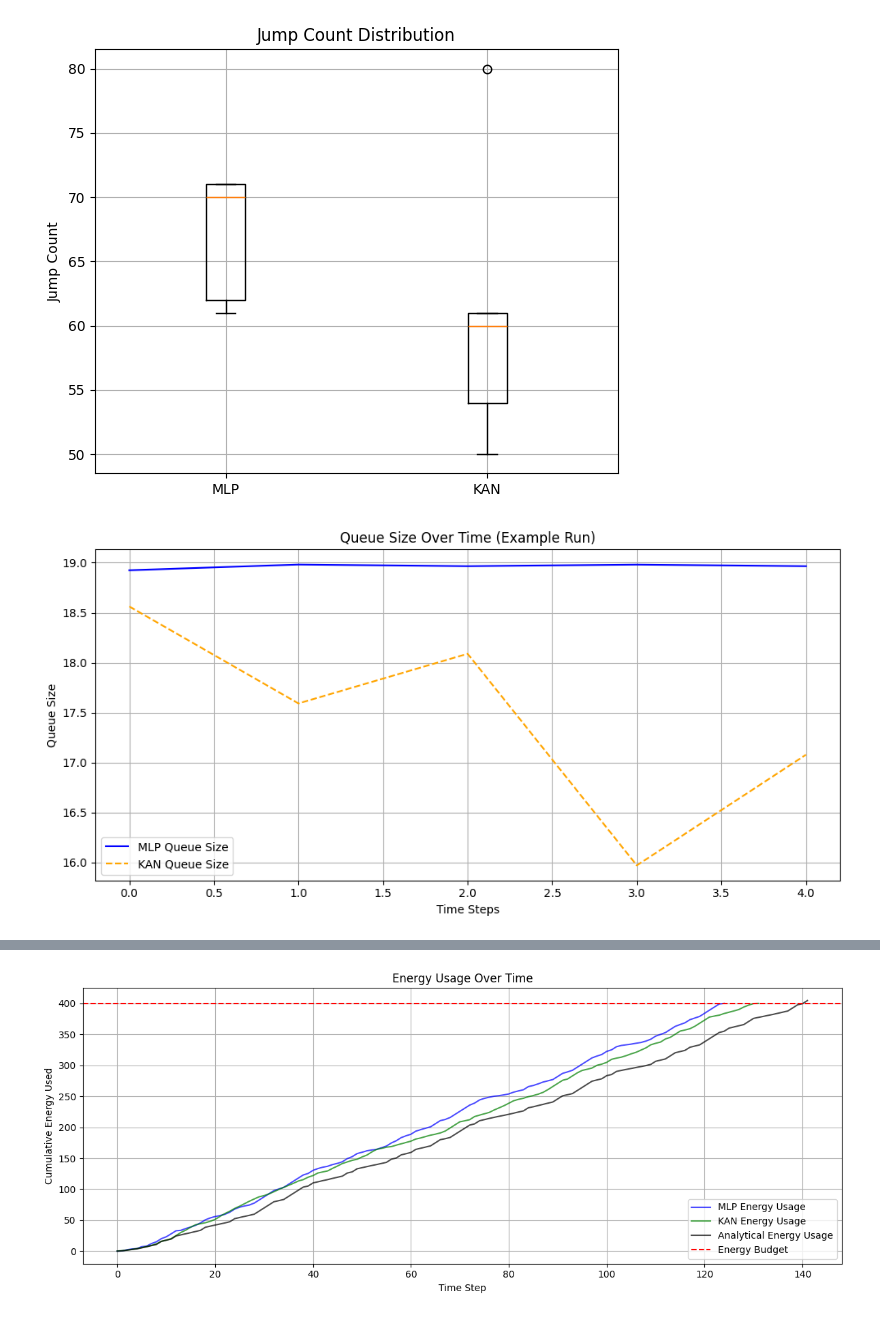
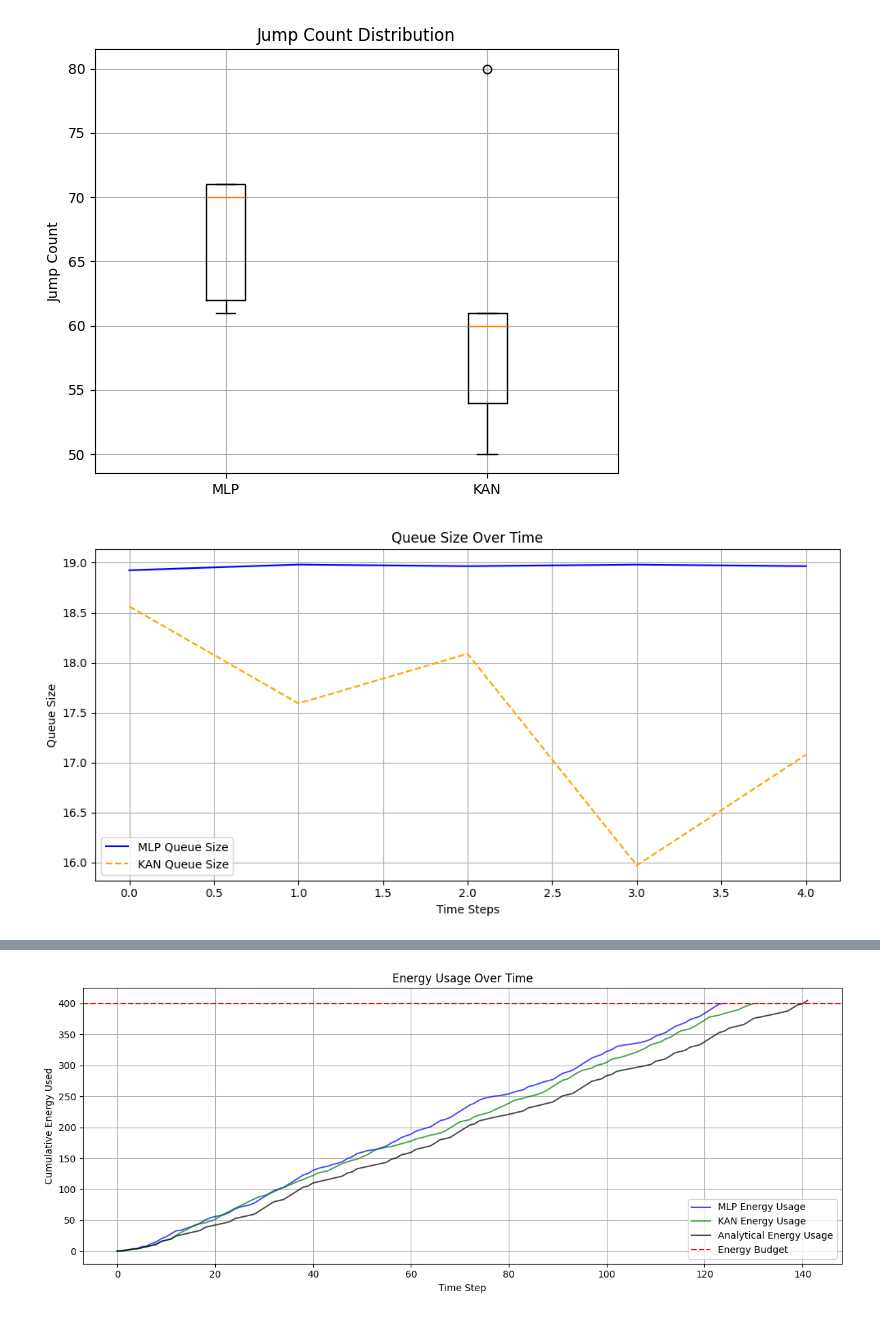
Before and after one commit to arjy143/Neural-Networks-for-Optimisation, a Jupyter notebook: Stochastic Optimisation/Problem 1/Stochastic-problem-1.ipynb, the cells around one changed output, grey strips where cells are left out. Cells and saved outputs as stored; diff of their text form; code cells hidden in the pictures.

Commit message:
fixing some graphs

```diff
--- a/Stochastic Optimisation/Problem 1/Stochastic-problem-1.ipynb
+++ b/Stochastic Optimisation/Problem 1/Stochastic-problem-1.ipynb
@@ -611,13 +662,13 @@ plt.show()
 # %%
 plt.figure(figsize=(10, 5))
 plt.plot(mlpAvgQueues, label="MLP Queue Size", color="blue")
 plt.plot(kanAvgQueues, label="KAN Queue Size", color="orange", linestyle="--")
 plt.xlabel("Time Steps")
 plt.ylabel("Queue Size")
-plt.title("Queue Size Over Time (Example Run)")
+plt.title("Queue Size Over Time")
 plt.legend()
 plt.grid(True)
 plt.tight_layout()
 plt.show()
 # %% [output]
-[figure, old version]
+[figure, new version]
```
Also changed, not shown: parts of 7 cells of this notebook.
